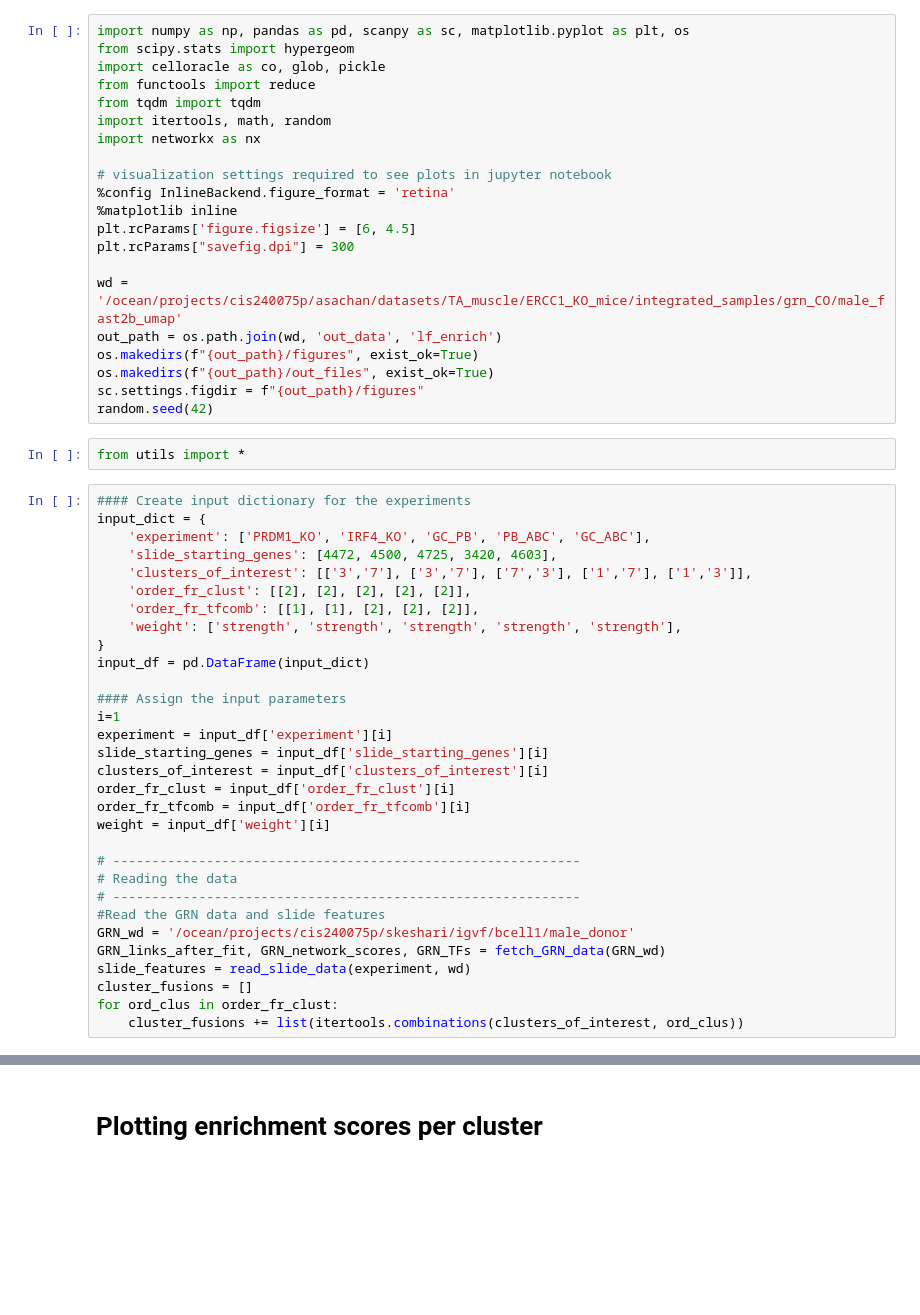
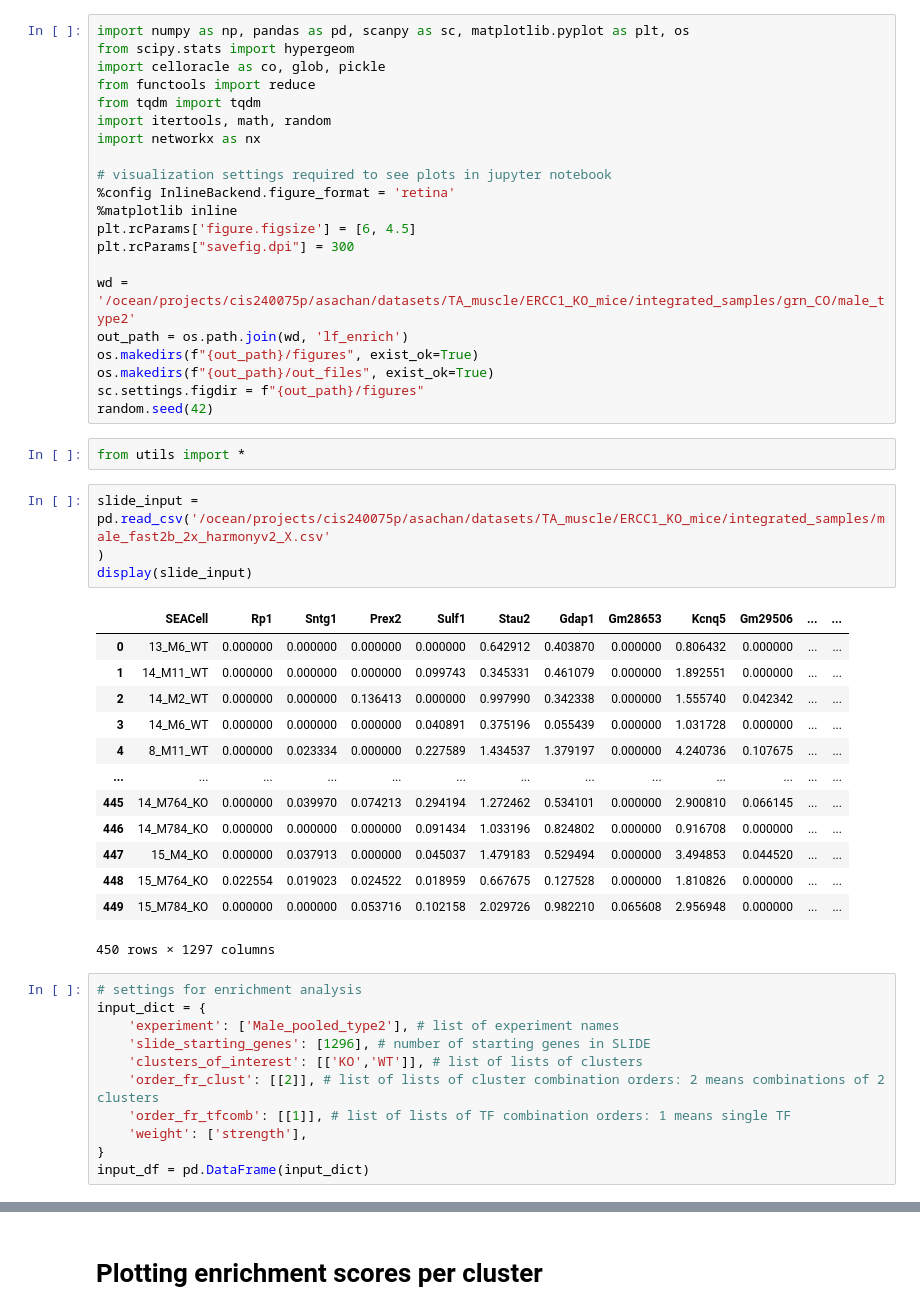
Before and after one commit to sachha-naksha/TA_muscle_ageing, a Jupyter notebook: py_scripts/grn_inference/3_LF_enrichment.ipynb, the cells around one changed output, grey strips where cells are left out. Saved outputs shown, nothing was run; the diff lists cells and outputs as text; blank space fills up the shorter version.

```diff
--- a/py_scripts/grn_inference/3_LF_enrichment.ipynb
+++ b/py_scripts/grn_inference/3_LF_enrichment.ipynb
@@ -13,43 +13,41 @@ import networkx as nx
 plt.rcParams['figure.figsize'] = [6, 4.5]
 plt.rcParams["savefig.dpi"] = 300
 
-wd = '/ocean/projects/cis240075p/asachan/datasets/TA_muscle/ERCC1_KO_mice/integrated_samples/grn_CO/male_fast2b_umap'
-out_path = os.path.join(wd, 'out_data', 'lf_enrich')
+wd = '/ocean/projects/cis240075p/asachan/datasets/TA_muscle/ERCC1_KO_mice/integrated_samples/grn_CO/male_type2'
+out_path = os.path.join(wd, 'lf_enrich')
 os.makedirs(f"{out_path}/figures", exist_ok=True)
 os.makedirs(f"{out_path}/out_files", exist_ok=True)
 sc.settings.figdir = f"{out_path}/figures"
 random.seed(42)
 # %%
 from utils import *
+# %%
+slide_input = pd.read_csv('/ocean/projects/cis240075p/asachan/datasets/TA_muscle/ERCC1_KO_mice/integrated_samples/male_fast2b_2x_harmonyv2_X.csv'
+)
+display(slide_input)
+# %% [output]
+|  | SEACell | Rp1 | Sntg1 | Prex2 | Sulf1 | Stau2 | Gdap1 | Gm28653 | Kcnq5 | Gm29506 | ... | ... |
+| 0 | 13_M6_WT | 0.000000 | 0.000000 | 0.000000 | 0.000000 | 0.642912 | 0.403870 | 0.000000 | 0.806432 | 0.000000 | ... | ... |
+| 1 | 14_M11_WT | 0.000000 | 0.000000 | 0.000000 | 0.099743 | 0.345331 | 0.461079 | 0.000000 | 1.892551 | 0.000000 | ... | ... |
+| 2 | 14_M2_WT | 0.000000 | 0.000000 | 0.136413 | 0.000000 | 0.997990 | 0.342338 | 0.000000 | 1.555740 | 0.042342 | ... | ... |
+| 3 | 14_M6_WT | 0.000000 | 0.000000 | 0.000000 | 0.040891 | 0.375196 | 0.055439 | 0.000000 | 1.031728 | 0.000000 | ... | ... |
+| 4 | 8_M11_WT | 0.000000 | 0.023334 | 0.000000 | 0.227589 | 1.434537 | 1.379197 | 0.000000 | 4.240736 | 0.107675 | ... | ... |
+| ... | ... | ... | ... | ... | ... | ... | ... | ... | ... | ... | ... | ... |
+| 445 | 14_M764_KO | 0.000000 | 0.039970 | 0.074213 | 0.294194 | 1.272462 | 0.534101 | 0.000000 | 2.900810 | 0.066145 | ... | ... |
+| 446 | 14_M784_KO | 0.000000 | 0.000000 | 0.000000 | 0.091434 | 1.033196 | 0.824802 | 0.000000 | 0.916708 | 0.000000 | ... | ... |
+| 447 | 15_M4_KO | 0.000000 | 0.037913 | 0.000000 | 0.045037 | 1.479183 | 0.529494 | 0.000000 | 3.494853 | 0.044520 | ... | ... |
+| 448 | 15_M764_KO | 0.022554 | 0.019023 | 0.024522 | 0.018959 | 0.667675 | 0.127528 | 0.000000 | 1.810826 | 0.000000 | ... | ... |
+| 449 | 15_M784_KO | 0.000000 | 0.000000 | 0.053716 | 0.102158 | 2.029726 | 0.982210 | 0.065608 | 2.956948 | 0.000000 | ... | ... |
+450 rows × 1297 columns
 # %%
-#### Create input dictionary for the experiments
+# settings for enrichment analysis
 input_dict = {
-    'experiment': ['PRDM1_KO', 'IRF4_KO', 'GC_PB', 'PB_ABC', 'GC_ABC'],
-    'slide_starting_genes': [4472, 4500, 4725, 3420, 4603],
-    'clusters_of_interest': [['3','7'], ['3','7'], ['7','3'], ['1','7'], ['1','3']],
-    'order_fr_clust': [[2], [2], [2], [2], [2]],
-    'order_fr_tfcomb': [[1], [1], [2], [2], [2]],
-    'weight': ['strength', 'strength', 'strength', 'strength', 'strength'],
+    'experiment': ['Male_pooled_type2'], # list of experiment names
+    'slide_starting_genes': [1296], # number of starting genes in SLIDE
+    'clusters_of_interest': [['KO','WT']], # list of lists of clusters
+    'order_fr_clust': [[2]], # list of lists of cluster combination orders: 2 means combinations of 2 clusters
+    'order_fr_tfcomb': [[1]], # list of lists of TF combination orders: 1 means single TF
+    'weight': ['strength'],
 }
 input_df = pd.DataFrame(input_dict)
-
-#### Assign the input parameters
-i=1
-experiment = input_df['experiment'][i]
-slide_starting_genes = input_df['slide_starting_genes'][i]
-clusters_of_interest = input_df['clusters_of_interest'][i]
-order_fr_clust = input_df['order_fr_clust'][i]
-order_fr_tfcomb = input_df['order_fr_tfcomb'][i]
-weight = input_df['weight'][i]
-
-# ------------------------------------------------------------
-# Reading the data
-# ------------------------------------------------------------
-#Read the GRN data and slide features
-GRN_wd = '/ocean/projects/cis240075p/skeshari/igvf/bcell1/male_donor'
-GRN_links_after_fit, GRN_network_scores, GRN_TFs = fetch_GRN_data(GRN_wd)
-slide_features = read_slide_data(experiment, wd)
-cluster_fusions = []
-for ord_clus in order_fr_clust:
-    cluster_fusions += list(itertools.combinations(clusters_of_interest, ord_clus))
 # %%
```
Also changed, not shown: parts of 3 cells of this notebook, 1 other file.
